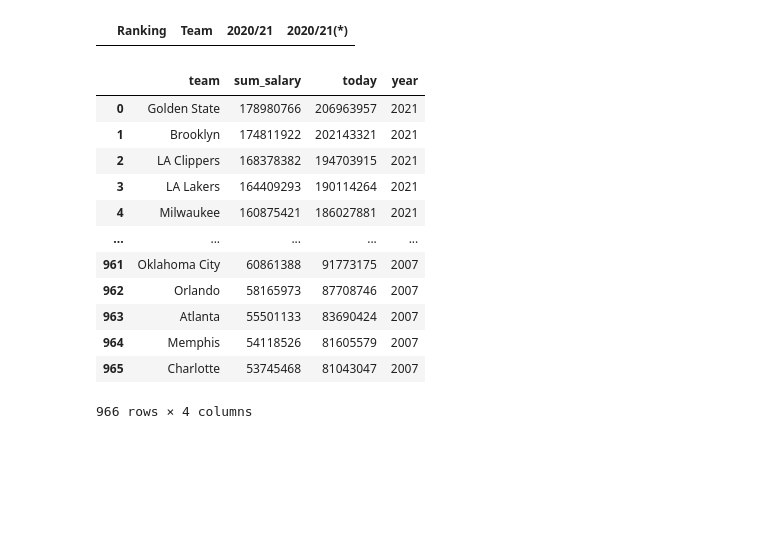
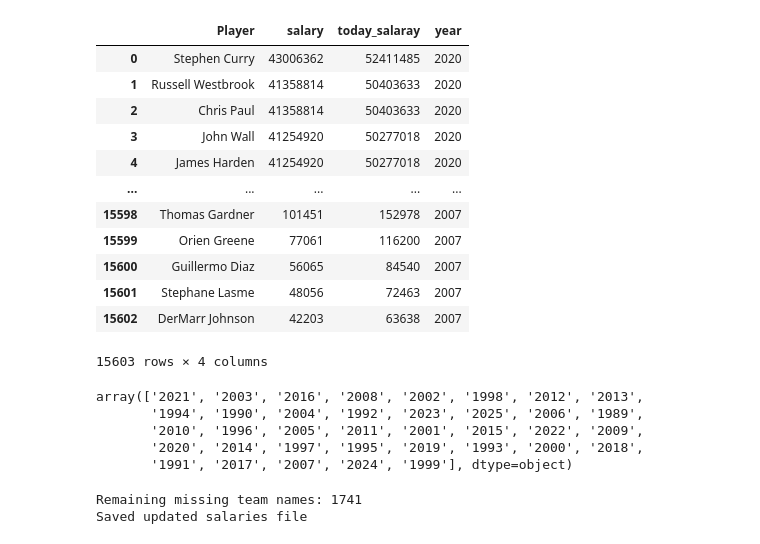
Before and after one commit to jouell3/Sport_stat, a Jupyter notebook: First_app_NBA.ipynb, the cells around one changed output. Cells and saved outputs as stored; diff of their text form; code cells hidden in the pictures; blank space fills up the shorter version.

Commit message:
new feature awards and salary

```diff
--- a/First_app_NBA.ipynb
+++ b/First_app_NBA.ipynb
@@ -12,6 +72,4 @@ len(df_players)
 # %%
-folderpath = Path("/home/jouell/code/jouell3/NBA_app/Sport_stat/input/archiveSalaries_allpro/NBA/data/salaries/teams")
+folderpath = Path("/home/jouell/code/jouell3/NBA_app/Sport_stat/input/archiveSalaries_allpro/NBA/data/salaries/players")
 # get all teh files from teh folder
 files = list(folderpath.glob("*.csv"))
-file_names = [f.name for f in files]
-files
@@ -36,3 +75,0 @@ files
-# %%
-for file in files:
-    print(file, file.name)
@@ -57,27 +76,24 @@ for file in files:
-# %%
-df = pd.read_csv(files[0])
-df
-# %% [output]
-|  | Ranking | Team | 2020/21 | 2020/21(*) |
 # %%
-team_salaries = pd.DataFrame(columns=["team", "sum_salary", "today", "year"])
+player_salaries = pd.DataFrame()
 for file in files:
-    df = pd.read_csv(file, header=0, names=["Ranking", "team", "sum_salary", "today"])
+    df = pd.read_csv(file, header=0, names=["Ranking", "Player", "salary", "today_salaray"])
+    df = df.drop("Ranking", axis=1).reset_index(drop=True)
     df["year"] = file.name[:4]
-    df = df.drop("Ranking", axis=1).reset_index(drop=True)
-    team_salaries = pd.concat([team_salaries, df], ignore_index=True)
-team_salaries
+
+    player_salaries = pd.concat([player_salaries, df], ignore_index=True)
+
+player_salaries
 # %% [output]
-|  | team | sum_salary | today | year |
-| 0 | Golden State | 178980766 | 206963957 | 2021 |
-| 1 | Brooklyn | 174811922 | 202143321 | 2021 |
-| 2 | LA Clippers | 168378382 | 194703915 | 2021 |
-| 3 | LA Lakers | 164409293 | 190114264 | 2021 |
-| 4 | Milwaukee | 160875421 | 186027881 | 2021 |
+|  | Player | salary | today_salaray | year |
+| 0 | Stephen Curry | 43006362 | 52411485 | 2020 |
+| 1 | Russell Westbrook | 41358814 | 50403633 | 2020 |
+| 2 | Chris Paul | 41358814 | 50403633 | 2020 |
+| 3 | John Wall | 41254920 | 50277018 | 2020 |
+| 4 | James Harden | 41254920 | 50277018 | 2020 |
 | ... | ... | ... | ... | ... |
-| 961 | Oklahoma City | 60861388 | 91773175 | 2007 |
-| 962 | Orlando | 58165973 | 87708746 | 2007 |
-| 963 | Atlanta | 55501133 | 83690424 | 2007 |
-| 964 | Memphis | 54118526 | 81605579 | 2007 |
-| 965 | Charlotte | 53745468 | 81043047 | 2007 |
+| 15598 | Thomas Gardner | 101451 | 152978 | 2007 |
+| 15599 | Orien Greene | 77061 | 116200 | 2007 |
+| 15600 | Guillermo Diaz | 56065 | 84540 | 2007 |
+| 15601 | Stephane Lasme | 48056 | 72463 | 2007 |
+| 15602 | DerMarr Johnson | 42203 | 63638 | 2007 |
-966 rows × 4 columns
+15603 rows × 4 columns
@@ -86,3 +100,12 @@ team_salaries.to_csv("data/team_salaries.csv", index=False)
+# %%
+player_all = player_all.drop(player_all.iloc[:, -1:], axis=1)
+player_all["year"].unique()
+# %% [output]
+array(['2021', '2003', '2016', '2008', '2002', '1998', '2012', '2013',
+       '1994', '1990', '2004', '1992', '2023', '2025', '2006', '1989',
+       '2010', '1996', '2005', '2011', '2001', '2015', '2022', '2009',
+       '2020', '2014', '1997', '1995', '2019', '1993', '2000', '2018',
+       '1991', '2017', '2007', '2024', '1999'], dtype=object)
 # %%
 def abbreviation(team):
     if team in df_team_abbrev['abbreviation'].values:
@@ -97,0 +142,19 @@ def team(player_id):
+# %%
+# Apply the function to fill missing team names
+df_salaries['full_team_name'] = df_salaries.apply(
+    lambda row: fill_na_team(row['player'], row['year'])
+    if pd.isna(row['full_team_name'])
+    else row['full_team_name'],
+    axis=1
+)
+
+# Check how many are still missing
+missing_count = df_salaries['full_team_name'].isna().sum()
+print(f"Remaining missing team names: {missing_count}")
+
+# Save the updated file
+df_salaries.to_csv("data/salaries_updated.csv", index=False)
+print("Saved updated salaries file")
+# %% [output]
+Remaining missing team names: 1741
+Saved updated salaries file
```
Also changed, not shown: parts of 25 cells of this notebook, 11 other files.
